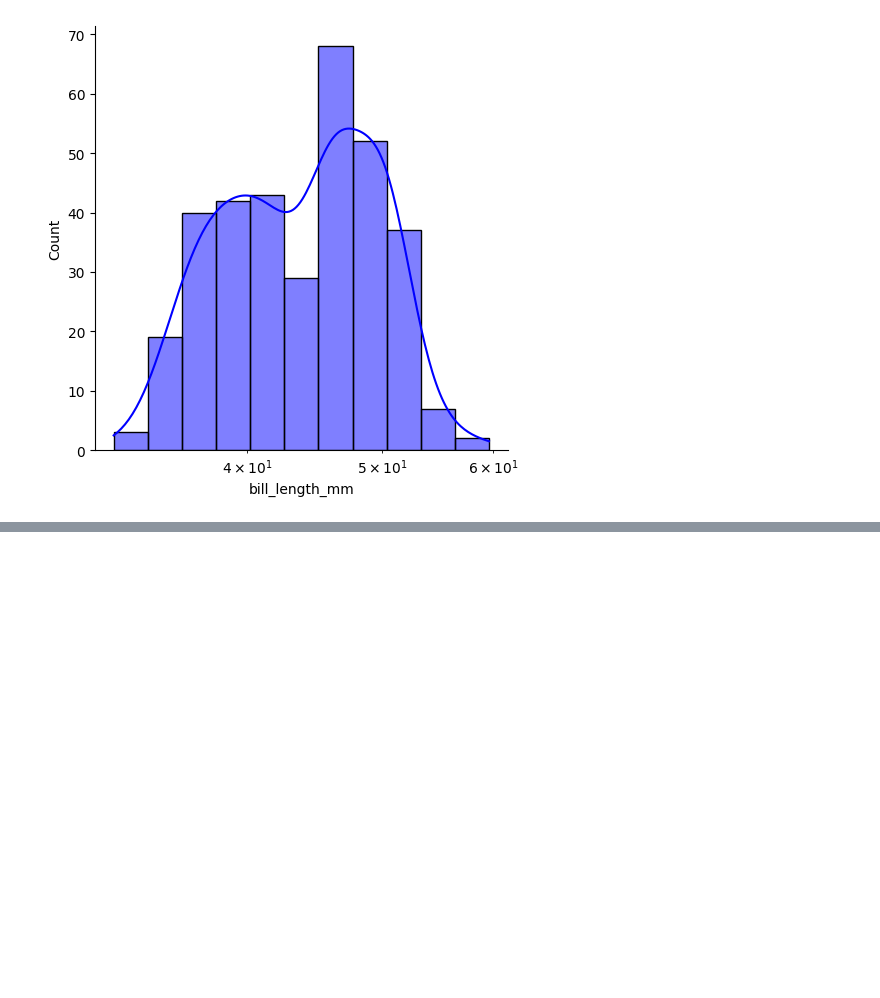
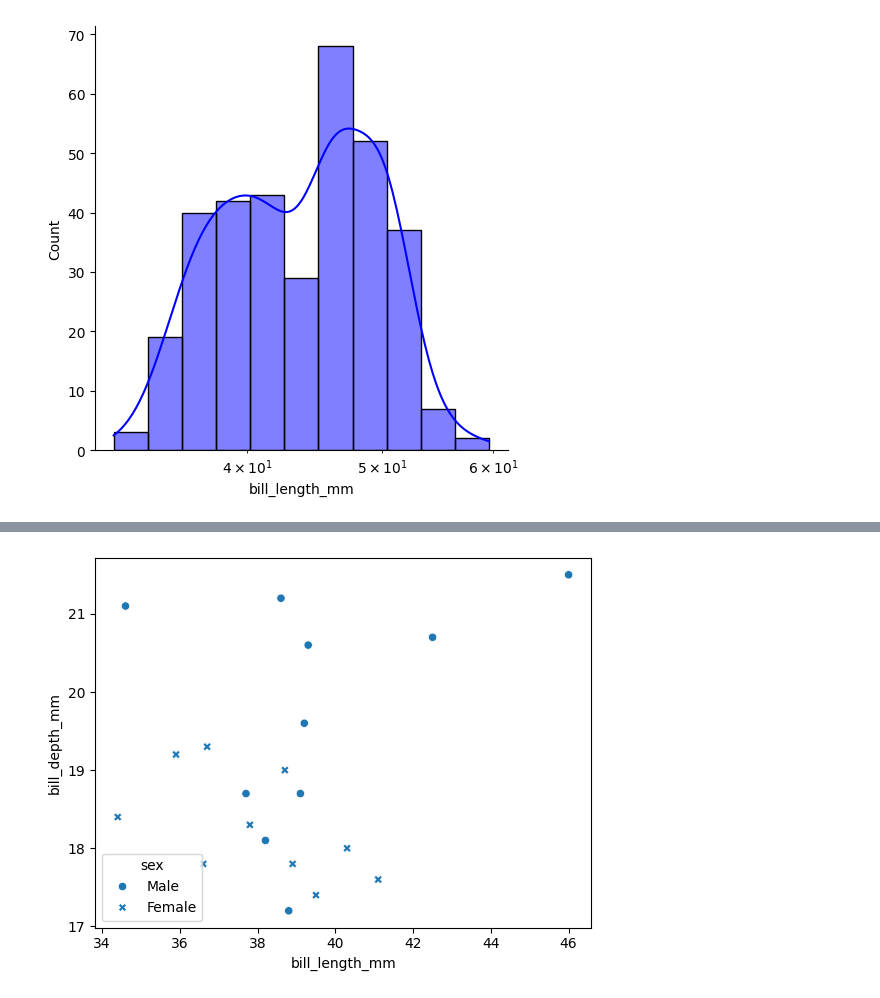
Before and after one commit to Tanay-Dwivedi/DADS-practice, a Jupyter notebook: Python/Seaborn/seaborn_practice2.ipynb, the cells around one changed output, grey strips where cells are left out. Saved outputs shown, nothing was run; the diff lists cells and outputs as text; code cells hidden in the pictures; blank space fills up the shorter version.

```diff
--- a/Python/Seaborn/seaborn_practice2.ipynb
+++ b/Python/Seaborn/seaborn_practice2.ipynb
@@ -57,0 +88,8 @@ plt.show()
+# %%
+# change styli
+
+sb.scatterplot(x = "bill_length_mm", y = "bill_depth_mm", data = df,
+              style = "sex")
+plt.show()
+# %% [output]
+[figure, added]
```
Also changed, not shown: parts of 11 cells of this notebook.
